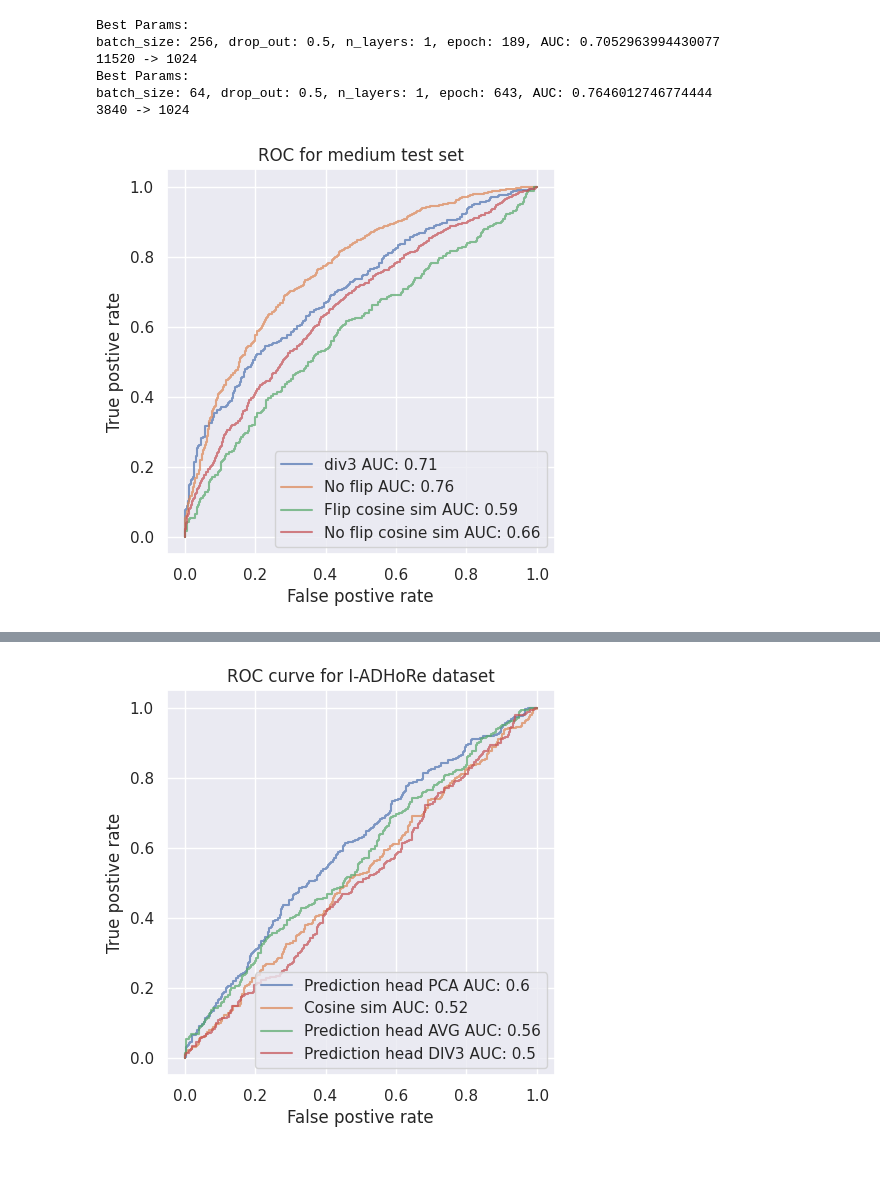
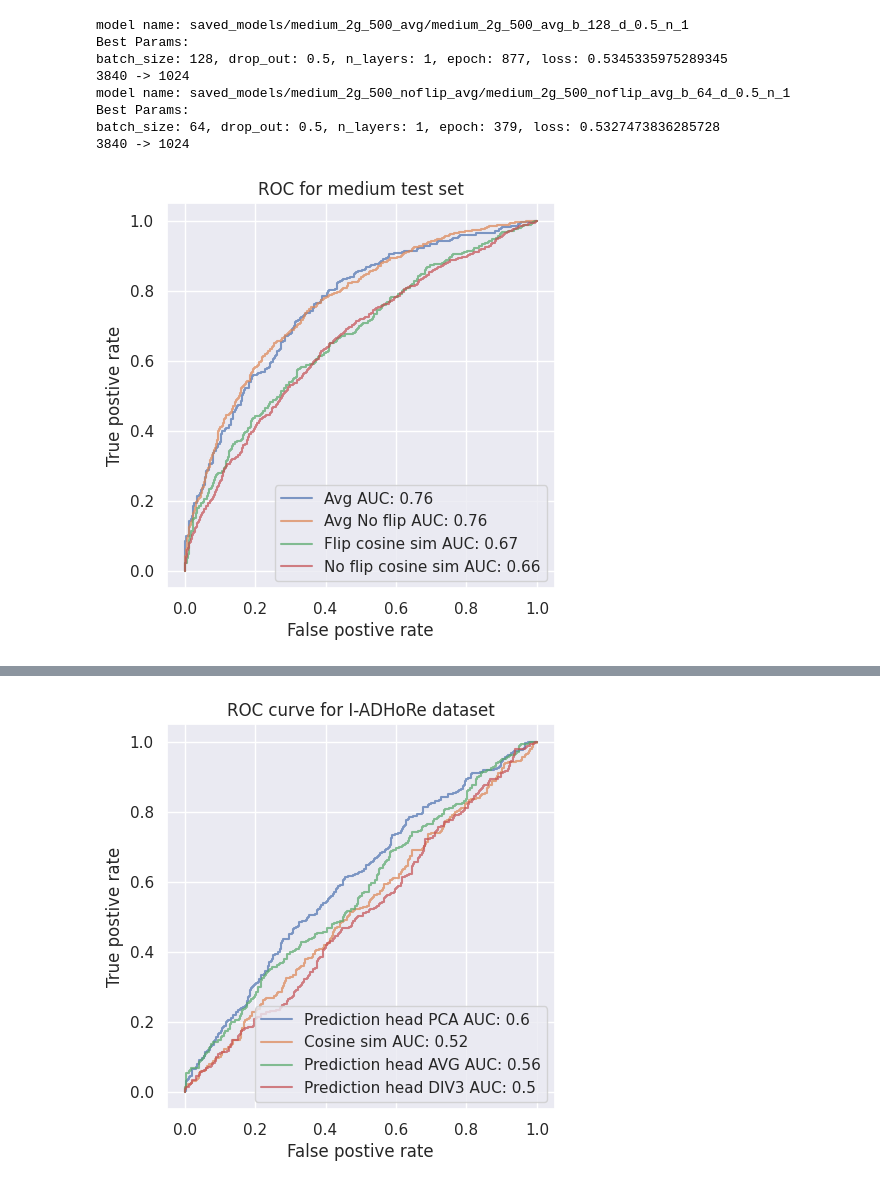
Before and after one commit to SteffenJong/ThesisProject, a Jupyter notebook: model/create_figures.ipynb, the cells around one changed output, grey strips where cells are left out. Saved outputs shown, nothing was run; the diff lists cells and outputs as text; code cells hidden in the pictures.

Commit message:
Changed negative samples for I-ADHoRe and fixed a bug in medium train dataset

```diff
--- a/model/create_figures.ipynb
+++ b/model/create_figures.ipynb
@@ -34,18 +37,19 @@ def plot_best(df, test_seq_path, embeddings_path, output_prefix, device):
     df_hist = pd.DataFrame(r.history)
     plot_history(df_hist, output_prefix)
 
-def create_paths(prefix: Path):
-    results_folder = Path(f"results/{prefix.stem}")
-    results_file = results_folder / Path(f"{prefix.stem}_gridsearch_results.tsv")
+def create_paths(prefix: Path, em_type):
+    results_folder = Path(f"results/{prefix.stem}_{em_type}")
+    results_file = results_folder / Path(f"{prefix.stem}_{em_type}_gridsearch_results.tsv")
     val_seq_path = Path(f"{prefix}_val.tsv" )
-    embeddings_path = Path(f"{prefix}_embeddings.tsv")
+    embeddings_path = Path(f"{prefix}_{em_type}_embeddings.tsv")
 
     return results_folder, results_file, val_seq_path, embeddings_path
 
 def run_best_model(df, val_seq_path, embeddings_path=None, input_size = 3840):
-    r = df.iloc[df['val_auc'].idxmax()]
-    print(f"Best Params:\nbatch_size: {r['batch_size']}, drop_out: {r['drop_out']}, n_layers: {r['n_layers']}, epoch: {r['epoch']}, AUC: {r['val_auc']}")
-    model = modular_network(r["n_layers"], r["drop_out"], input_size=input_size)
+    r = df.iloc[df['t_loss'].idxmin()]
+    print(f"model name: {r['model_name']}")
+    print(f"Best Params:\nbatch_size: {r['batch_size']}, drop_out: {r['drop_out']}, n_layers: {r['n_layers']}, epoch: {r['epoch']}, loss: {r['t_loss']}")
+    model = modular_network(r["n_layers"], r["drop_out"], input_size=input_size, start_hidden_size=r["hidden_size"])
     model.load_state_dict(torch.load(r["model_name"], weights_only=True))
     model.eval()
     if embeddings_path == None:
@@ -116,39 +162,41 @@ batch_size: 32, drop_out: 0.5, n_layers: 3, epoch: 282, AUC: 0.8487663227761346
 # %%
 # Load everything
-m_prefix = Path("data/aar_ath_bol_chi_cpa_tha/medium_2g_500_div3")
-res_folder_m, results_file, val_path, embeddings_path = create_paths(m_prefix)
-val_path = Path("data/aar_ath_bol_chi_cpa_tha/medium_2g_500_val.tsv")
+m_prefix = Path("data/aar_ath_bol_chi_cpa_tha/medium_2g_500")
+res_folder_m, results_file, val_path, embeddings_path = create_paths(m_prefix, "avg")
+# val_path = Path("data/aar_ath_bol_chi_cpa_tha/medium_2g_500_val.tsv")
 m = pd.read_csv(results_file, sep="\t", header=0, index_col=0)
-preds_m, labels_m = run_best_model(m, val_path, embeddings_path, input_size=11520)
+preds_m, labels_m = run_best_model(m, val_path, embeddings_path)
 pred_cs_m, labels_cs_m = calc_cosine(val_path, embeddings_path)
 
 m_prefix = Path("data/aar_ath_bol_chi_cpa_tha/medium_2g_500_noflip")
-res_folder, results_file, val_path_nf, embeddings_path = create_paths(m_prefix)
+res_folder, results_file, val_path_nf, embeddings_path = create_paths(m_prefix, "avg")
 m_nf = pd.read_csv(results_file, sep="\t", header=0, index_col=0)
 preds_nf, labels_nf = run_best_model(m_nf, val_path_nf, embeddings_path)
 pred_cs_nf, labels_cs_nf = calc_cosine(val_path_nf, embeddings_path)
 
 sns.set_theme(rc={'figure.figsize':(5,5)})
-plot_auc(preds_m, labels_m, alpha=0.7, label=f"div3")
-plot_auc(preds_nf, labels_nf,alpha=0.7, label=f"No flip")
+plot_auc(preds_m, labels_m, alpha=0.7, label=f"Avg")
+plot_auc(preds_nf, labels_nf,alpha=0.7, label=f"Avg No flip")
 
 plot_auc(pred_cs_m, labels_cs_m, alpha=0.7, label=f"Flip cosine sim")
 plot_auc(pred_cs_nf, labels_cs_nf, alpha=0.7, label=f"No flip cosine sim")
 
 plt.legend(loc="lower right")
 plt.title("ROC for medium test set")
 plt.xlabel("False postive rate")
 plt.ylabel("True postive rate")
-plt.savefig(res_folder_m/"auc_val.png", dpi=300)
+plt.savefig(res_folder_m/f"{m_prefix.stem}_auc_avg_vs_cosine.png", dpi=300)
 plt.show()
 # %% [output]
+model name: saved_models/medium_2g_500_avg/medium_2g_500_avg_b_128_d_0.5_n_1
 Best Params:
-batch_size: 256, drop_out: 0.5, n_layers: 1, epoch: 189, AUC: 0.7052963994430077
-11520 -> 1024
+batch_size: 128, drop_out: 0.5, n_layers: 1, epoch: 877, loss: 0.5345335975289345
+3840 -> 1024
+model name: saved_models/medium_2g_500_noflip_avg/medium_2g_500_noflip_avg_b_64_d_0.5_n_1
 Best Params:
-batch_size: 64, drop_out: 0.5, n_layers: 1, epoch: 643, AUC: 0.7646012746774444
+batch_size: 64, drop_out: 0.5, n_layers: 1, epoch: 379, loss: 0.5327473836285728
 3840 -> 1024
-[figure, old version]
+[figure, new version]
 # %%
 # Load everything
 m_prefix = Path("data/aar_ath_bol_chi_cpa_tha/medium_2g_500_div3")
```
Also changed, not shown: parts of 7 cells of this notebook, 14 other files.
